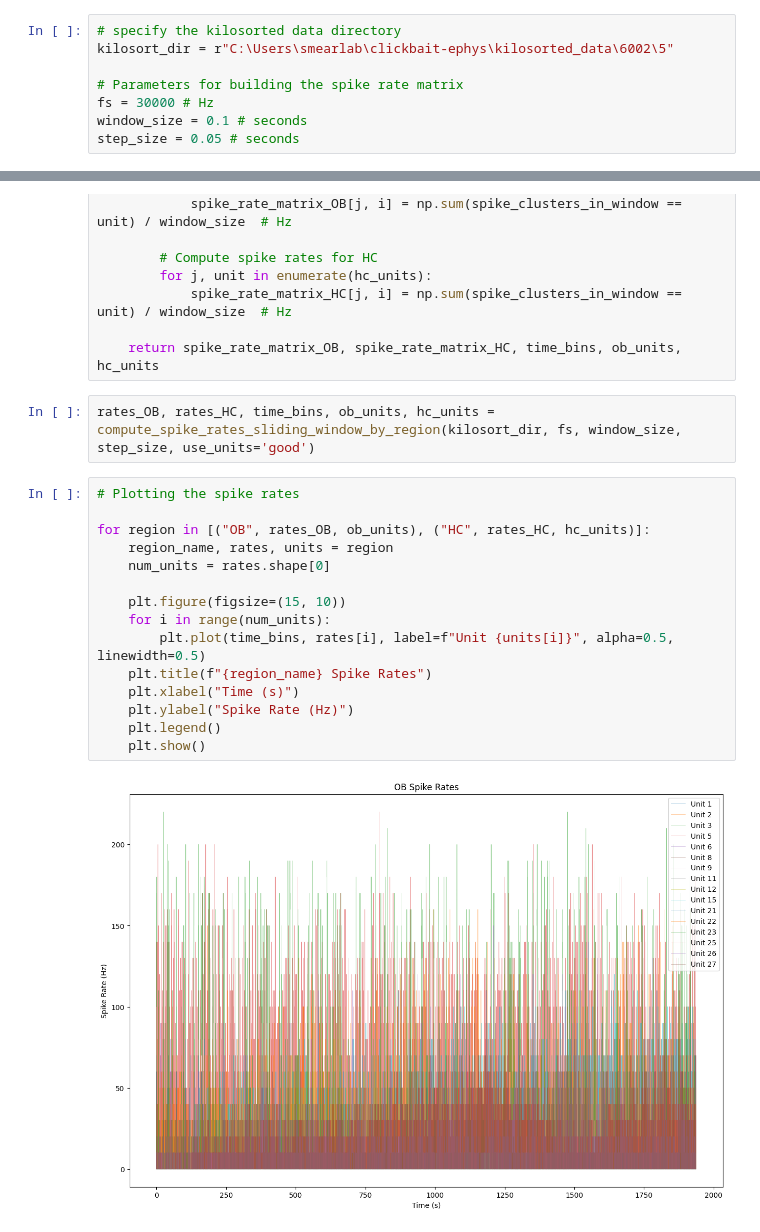
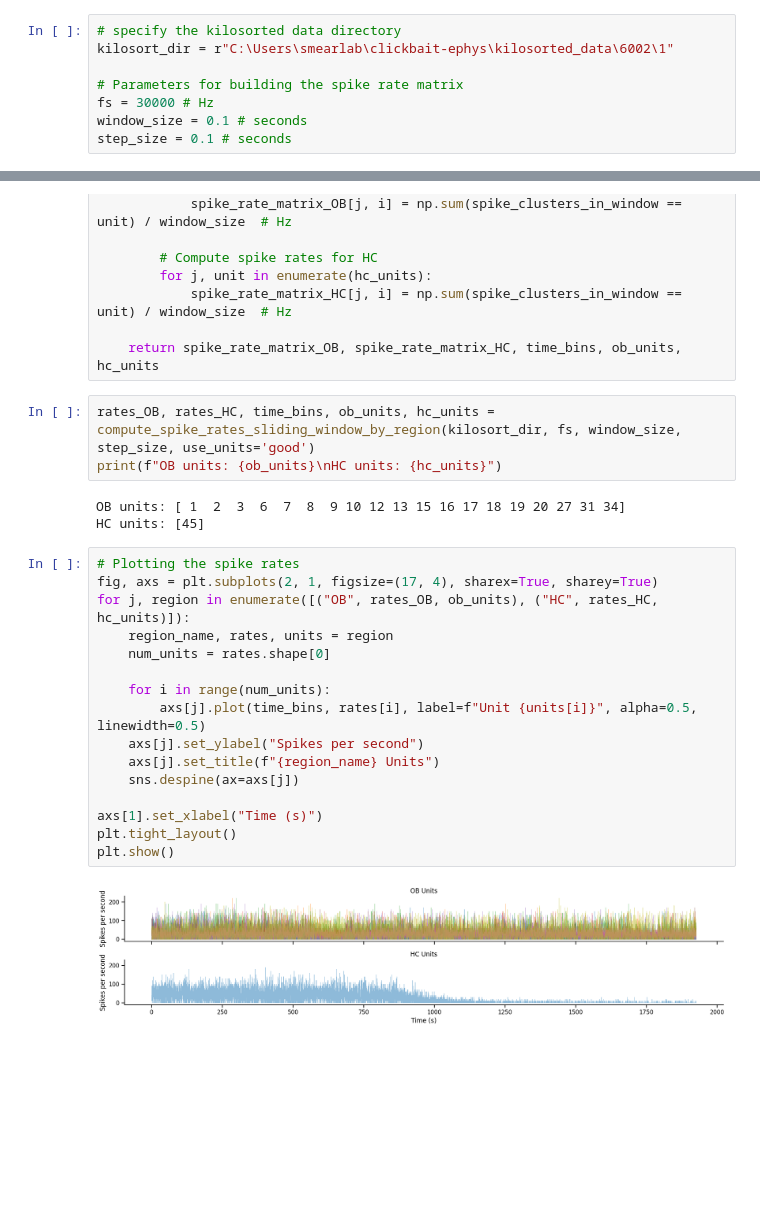
Before and after one commit to nghess/anosmia, a Jupyter notebook: build_spike_rate_matrix.ipynb, the cells around one changed output, grey strips where cells are left out. Cells and saved outputs as stored; diff of their text form; blank space fills up the shorter version.

```diff
--- a/build_spike_rate_matrix.ipynb
+++ b/build_spike_rate_matrix.ipynb
@@ -5,12 +6,12 @@ import matplotlib.pyplot as plt
 import os
 # %%
 # specify the kilosorted data directory
-kilosort_dir = r"C:\Users\smearlab\clickbait-ephys\kilosorted_data\6002\5"
+kilosort_dir = r"C:\Users\smearlab\clickbait-ephys\kilosorted_data\6002\1"
 
 # Parameters for building the spike rate matrix
 fs = 30000 # Hz
 window_size = 0.1 # seconds
-step_size = 0.05 # seconds
+step_size = 0.1 # seconds
 # %%
 def compute_spike_rates_sliding_window_by_region(kilosort_dir: str, sampling_rate: int, window_size: float =1.0, step_size: float = 0.5, use_units: str = 'all'):
     """
@@ -103,20 +104,25 @@ def compute_spike_rates_sliding_window_by_region(kilosort_dir: str, sampling_rat
     return spike_rate_matrix_OB, spike_rate_matrix_HC, time_bins, ob_units, hc_units
 # %%
 rates_OB, rates_HC, time_bins, ob_units, hc_units = compute_spike_rates_sliding_window_by_region(kilosort_dir, fs, window_size, step_size, use_units='good')
+print(f"OB units: {ob_units}\nHC units: {hc_units}")
+# %% [output]
+OB units: [ 1  2  3  6  7  8  9 10 12 13 15 16 17 18 19 20 27 31 34]
+HC units: [45]
 # %%
 # Plotting the spike rates
-
-for region in [("OB", rates_OB, ob_units), ("HC", rates_HC, hc_units)]:
+fig, axs = plt.subplots(2, 1, figsize=(17, 4), sharex=True, sharey=True)
+for j, region in enumerate([("OB", rates_OB, ob_units), ("HC", rates_HC, hc_units)]):
     region_name, rates, units = region
     num_units = rates.shape[0]
 
-    plt.figure(figsize=(15, 10))
     for i in range(num_units):
-        plt.plot(time_bins, rates[i], label=f"Unit {units[i]}", alpha=0.5, linewidth=0.5)
-    plt.title(f"{region_name} Spike Rates")
-    plt.xlabel("Time (s)")
-    plt.ylabel("Spike Rate (Hz)")
-    plt.legend()
-    plt.show()
+        axs[j].plot(time_bins, rates[i], label=f"Unit {units[i]}", alpha=0.5, linewidth=0.5)
+    axs[j].set_ylabel("Spikes per second")
+    axs[j].set_title(f"{region_name} Units")
+    sns.despine(ax=axs[j])
+
+axs[1].set_xlabel("Time (s)")
+plt.tight_layout()
+plt.show()
 # %% [output]
-[figure, old version]
+[figure, new version]
```
Also changed, not shown: parts of 11 cells of this notebook.
